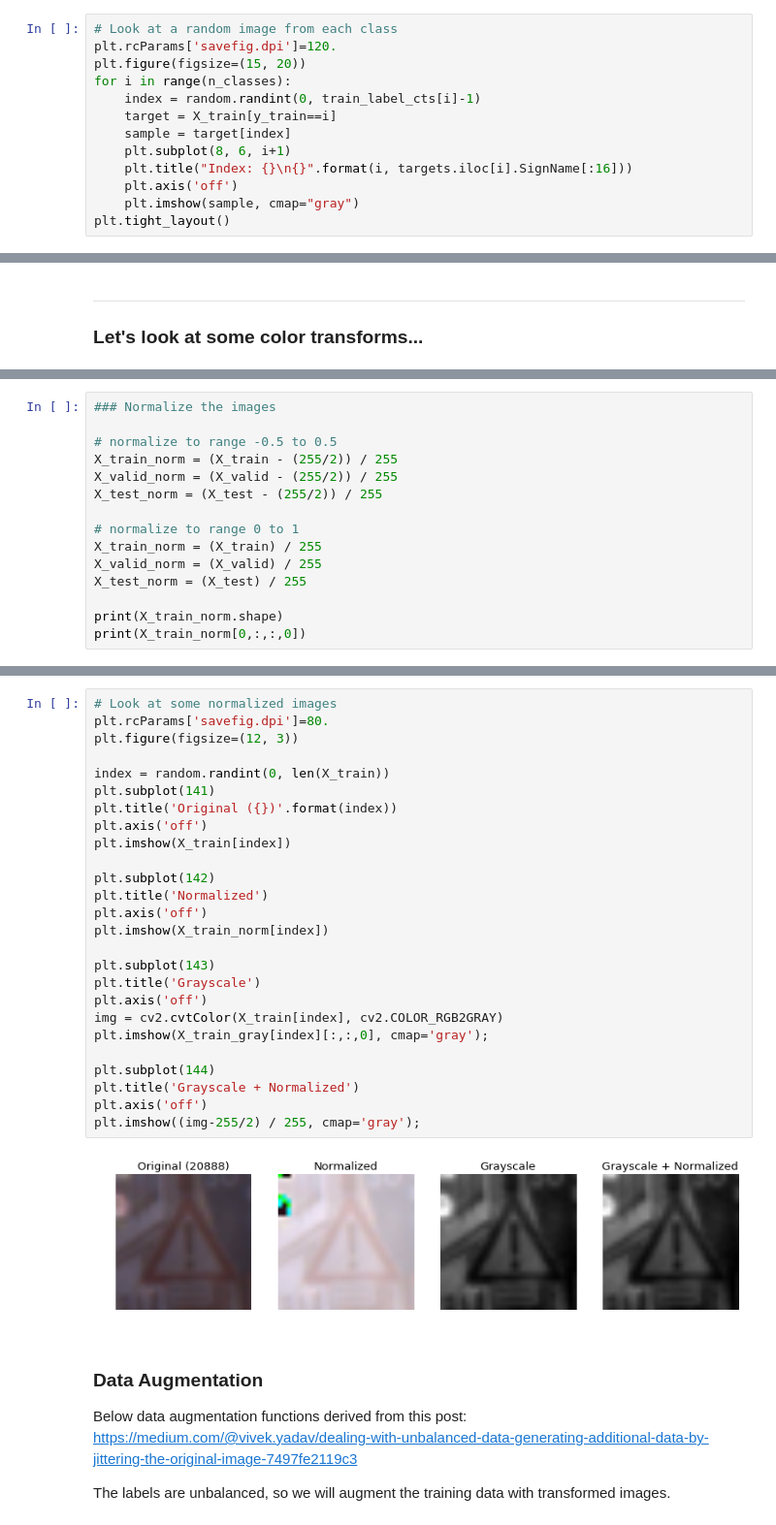
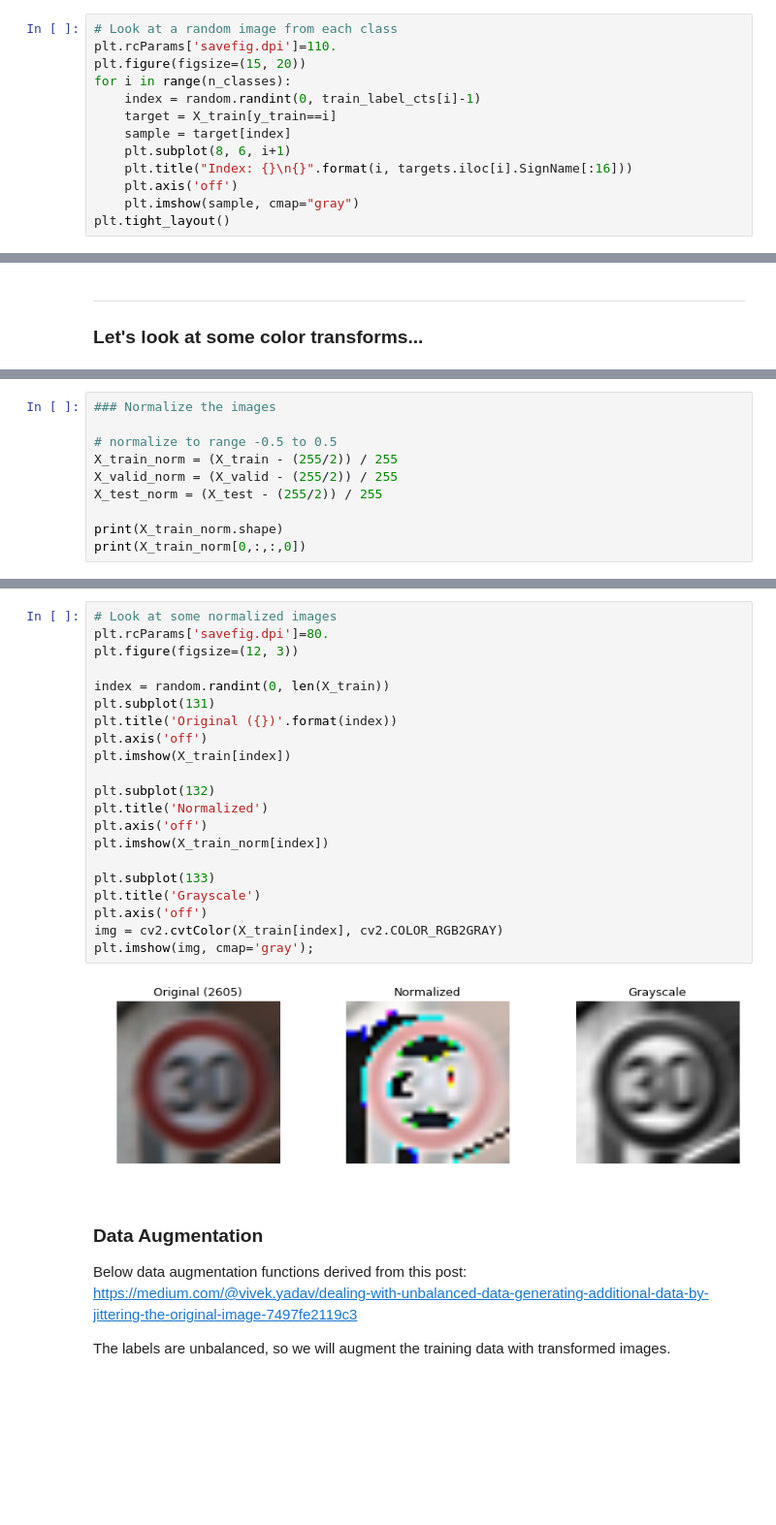
Before and after one commit to kcbighuge/CarND-Traffic-Sign-Classifier-Project-P2, a Jupyter notebook: Traffic_Sign_Classifier_v1.ipynb, the cells around one changed output, grey strips where cells are left out. Shown at 97% size. Cells and saved outputs as stored; diff of their text form; blank space fills up the shorter version.

```diff
--- a/Traffic_Sign_Classifier_v1.ipynb
+++ b/Traffic_Sign_Classifier_v1.ipynb
@@ -184,6 +184,6 @@ plt.axis('off');
 # %%
 # Look at a random image from each class
-plt.rcParams['savefig.dpi']=120.
+plt.rcParams['savefig.dpi']=110.
 plt.figure(figsize=(15, 20))
 for i in range(n_classes):
     index = random.randint(0, train_label_cts[i]-1)
@@ -342,11 +316,6 @@ X_train_norm = (X_train - (255/2)) / 255
 X_valid_norm = (X_valid - (255/2)) / 255
 X_test_norm = (X_test - (255/2)) / 255
 
-# normalize to range 0 to 1
-X_train_norm = (X_train) / 255
-X_valid_norm = (X_valid) / 255
-X_test_norm = (X_test) / 255
-
 print(X_train_norm.shape)
 print(X_train_norm[0,:,:,0])
 # %% [output]
@@ -367,31 +336,26 @@ print(X_train_norm[0,:,:,0])
 # %%
 # Look at some normalized images
 plt.rcParams['savefig.dpi']=80.
 plt.figure(figsize=(12, 3))
 
 index = random.randint(0, len(X_train))
-plt.subplot(141)
+plt.subplot(131)
 plt.title('Original ({})'.format(index))
 plt.axis('off')
 plt.imshow(X_train[index])
 
-plt.subplot(142)
+plt.subplot(132)
 plt.title('Normalized')
 plt.axis('off')
 plt.imshow(X_train_norm[index])
 
-plt.subplot(143)
+plt.subplot(133)
 plt.title('Grayscale')
 plt.axis('off')
 img = cv2.cvtColor(X_train[index], cv2.COLOR_RGB2GRAY)
-plt.imshow(X_train_gray[index][:,:,0], cmap='gray');
-
-plt.subplot(144)
-plt.title('Grayscale + Normalized')
-plt.axis('off')
-plt.imshow((img-255/2) / 255, cmap='gray');
+plt.imshow(img, cmap='gray');
 # %% [output]
-[figure, old version]
+[figure, new version]
 # %% [markdown]
 ### Data Augmentation
 
```
Also changed, not shown: parts of 40 cells of this notebook, 2 other files.
